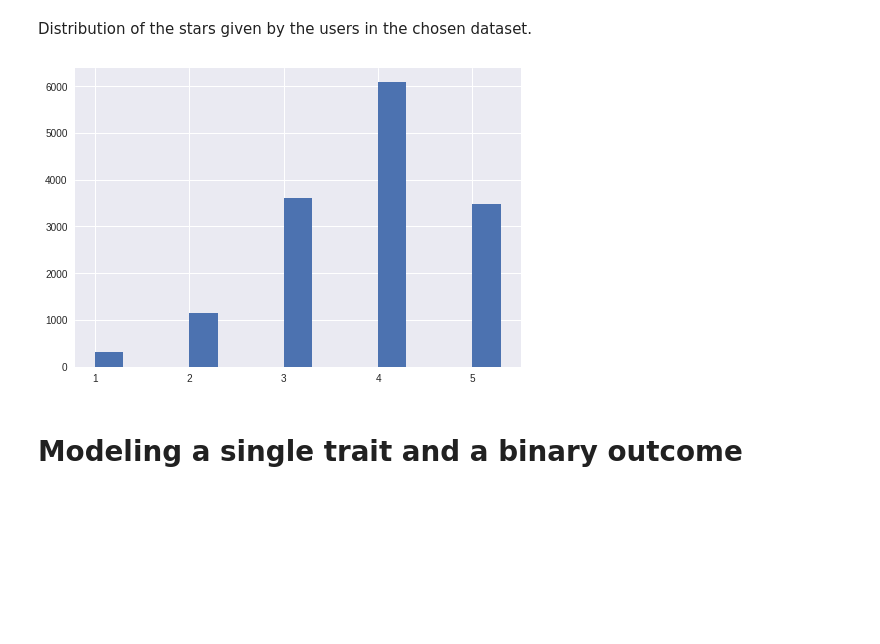
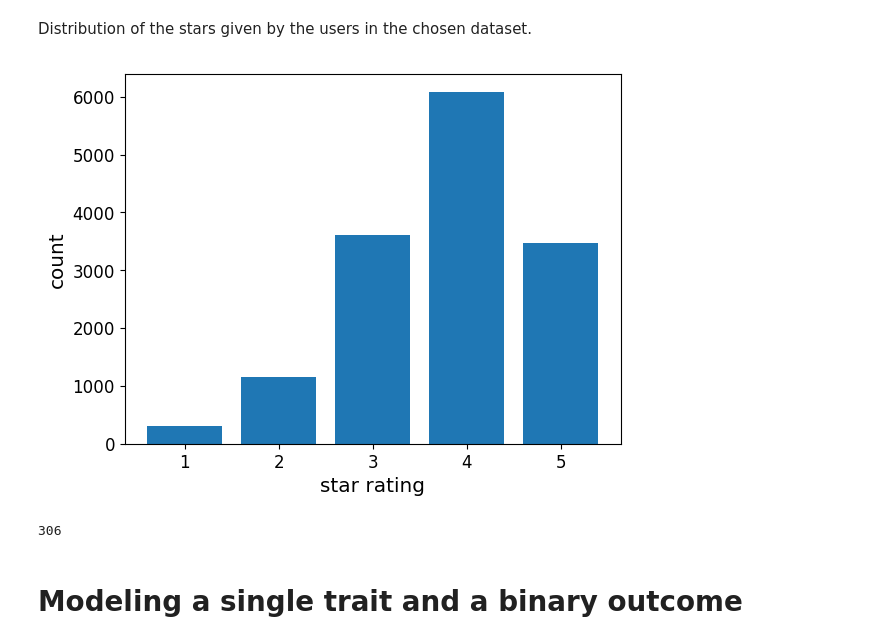
Before and after one commit to ioanab95/Colaborative-Filtering, a Jupyter notebook: collaborative_filtering.ipynb, the cells around one changed output. Cells and saved outputs as stored; diff of their text form; code cells hidden in the pictures; blank space fills up the shorter version.

Commit message:
plots

```diff
--- a/collaborative_filtering.ipynb
+++ b/collaborative_filtering.ipynb
@@ -60,12 +61,29 @@ Distribution of the stars given by the users in the chosen dataset.
 # %%
 from scipy import stats, integrate
 import matplotlib.pyplot as plt
 import seaborn as sns
 
-plt.hist(reviews_df['stars'].values, [1, 1.3, 2, 2.3, 3, 3.3, 4, 4.3, 5, 5.3])
+plt.style.use('default')
+
+x = [1, 2, 3, 4, 5]
+
+counter = collections.Counter(reviews_df['stars'].values)
+plt.bar(x,  [counter[1], counter[2], counter[3], counter[4], counter[5]])
+
+plt.xlabel('star rating', fontsize='x-large')
+plt.ylabel('count', fontsize='x-large')
+plt.xticks(fontsize='large')
+plt.yticks(fontsize='large')
+
+plt.savefig("stars_count.pdf")
 plt.show()
 # %% [output]
-[figure, old version]
+[figure, new version]
+# %%
+
+counter[1]
+# %% [output]
+306
 # %% [markdown]
 # Modeling a single trait and a binary outcome
 # %%
```
Also changed, not shown: parts of 26 cells of this notebook.
